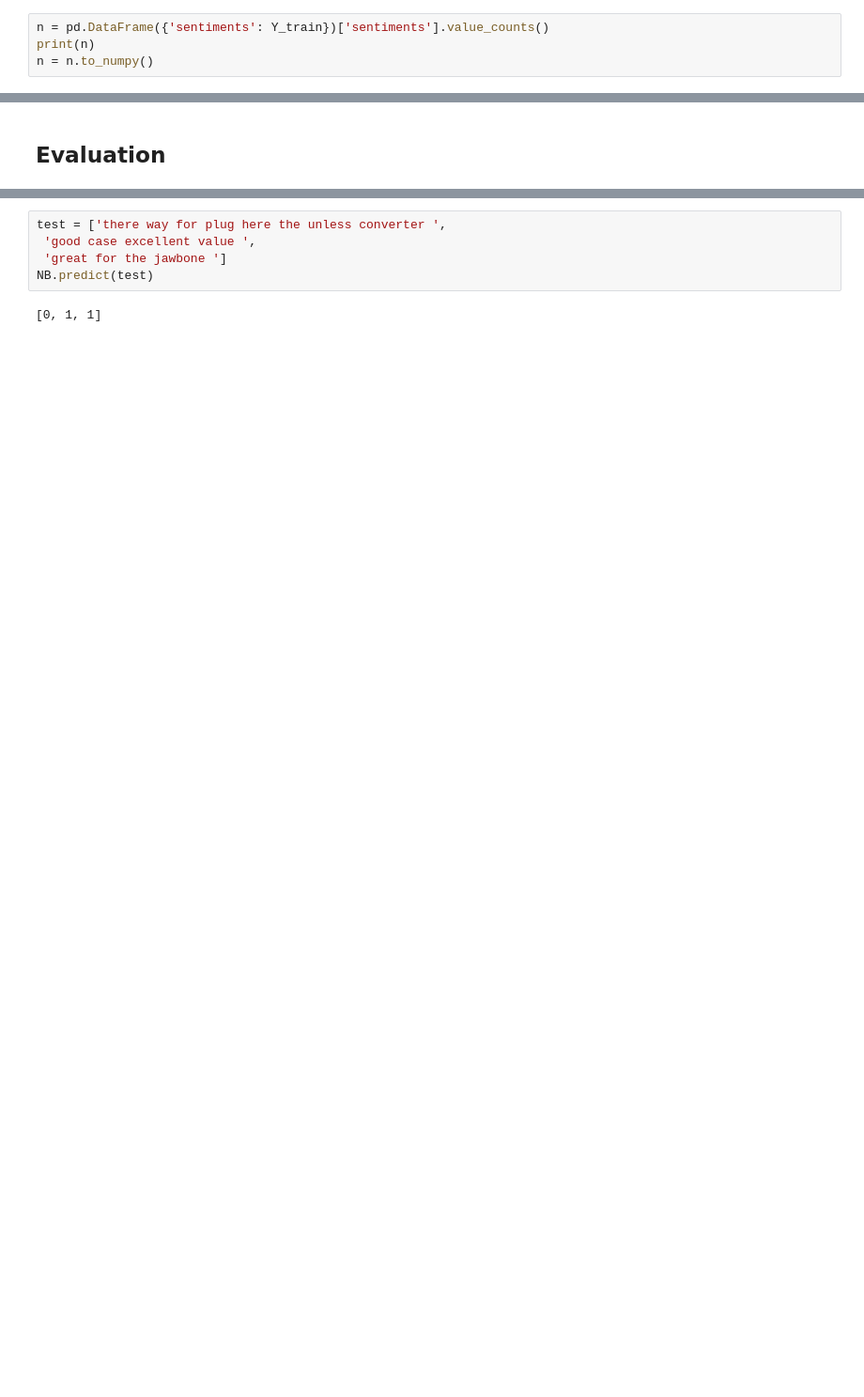
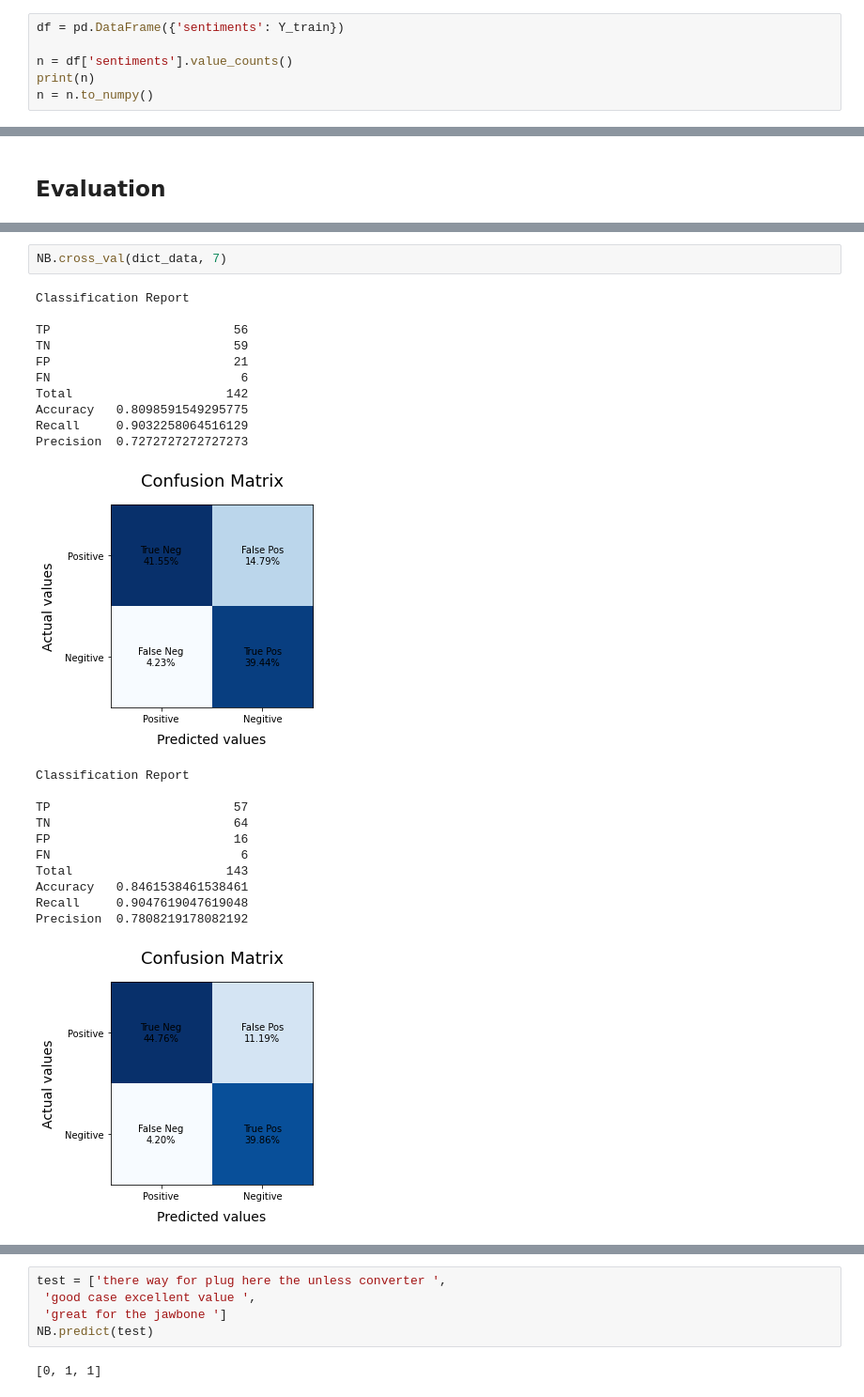
Before and after one commit to PavanReddy28/ML-assignment, a Jupyter notebook: Naive-Bayes/Naive-Bayes.ipynb, the cells around one changed output, grey strips where cells are left out. Shown at 94% size. Saved outputs shown, nothing was run; the diff lists cells and outputs as text; blank space fills up the shorter version.

```diff
--- a/Naive-Bayes/Naive-Bayes.ipynb
+++ b/Naive-Bayes/Naive-Bayes.ipynb
@@ -179,7 +179,9 @@ Y_train = dict_data['label'][:train_size]
 X_test = dict_data['text'][train_size:]
 Y_test = dict_data['label'][train_size:]
 # %%
-n = pd.DataFrame({'sentiments': Y_train})['sentiments'].value_counts()
+df = pd.DataFrame({'sentiments': Y_train})
+
+n = df['sentiments'].value_counts()
 print(n)
 n = n.to_numpy()
 # %% [output]
@@ -422,0 +457,25 @@ print(test_y)
+# %%
+NB.cross_val(dict_data, 7)
+# %% [output]
+Classification Report
+
+TP                         56
+TN                         59
+FP                         21
+FN                          6
+Total                     142
+Accuracy   0.8098591549295775
+Recall     0.9032258064516129
+Precision  0.7272727272727273
+[figure, added]
+Classification Report
+
+TP                         57
+TN                         64
+FP                         16
+FN                          6
+Total                     143
+Accuracy   0.8461538461538461
+Recall     0.9047619047619048
+Precision  0.7808219178082192
+[figure, added]
```
Also changed, not shown: parts of 11 cells of this notebook.
